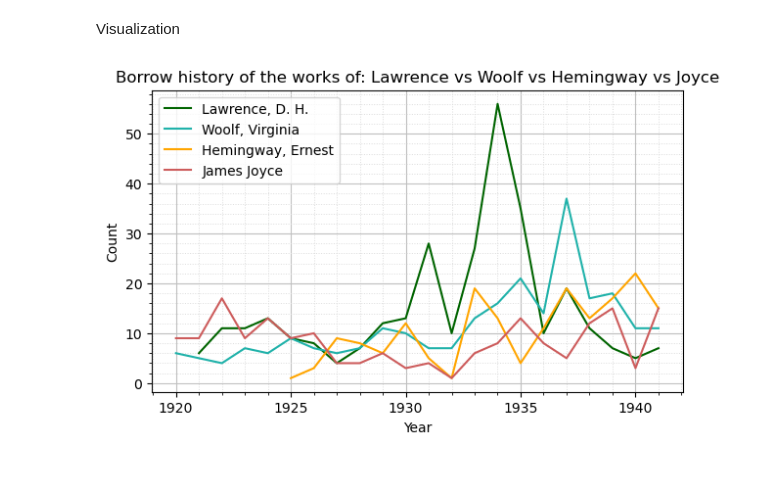
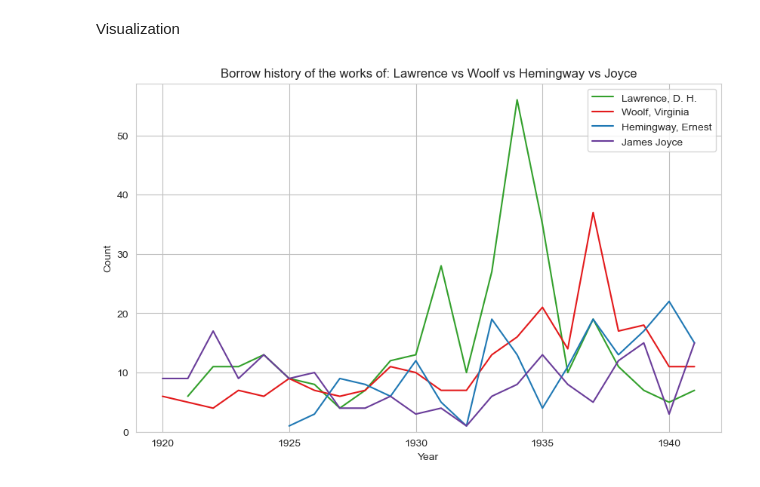
Before and after one commit to dittm/shakespeare-and-co, a Jupyter notebook: analysis/shakespeare.ipynb, the cells around one changed output. Saved outputs shown, nothing was run; the diff lists cells and outputs as text; code cells hidden in the pictures.

```diff
--- a/analysis/shakespeare.ipynb
+++ b/analysis/shakespeare.ipynb
@@ -50,0 +48,13 @@ plt.show()
+# %%
+plt.figure(figsize=(10, 6))
+ax = sns.barplot(x=counts.index, y=counts.values, palette='Paired')
+plt.title('Distribution of Item Formats')
+plt.xlabel('Format')
+plt.ylabel('Count')
+plt.xticks(rotation=45)
+for i, count in enumerate(counts.values):
+    ax.text(i, count + 10, str(count), ha='center', va='bottom', fontsize=9)
+
+plt.savefig('format-distribution.png')
+
+plt.show()
@@ -167,7 +200,7 @@ plot_barh('Faulkner books ranked by borrow count', 'borrow_count', 'Title', wf_b
 # %% [markdown]
 comparison between 4 authors
 # %%
-dhl_count = filter_events('Borrow','Lawrence, D. H.')
-vw_count = filter_events('Borrow','Woolf, Virginia')
-eh_count = filter_events('Borrow','Hemingway, Ernest')
-jj_count = filter_events('Borrow','Joyce, James')
+lawrence_count = filter_events('Borrow','Lawrence, D. H.')
+woolf_count = filter_events('Borrow','Woolf, Virginia')
+hemingway_count = filter_events('Borrow','Hemingway, Ernest')
+joyce_count = filter_events('Borrow','Joyce, James')
@@ -174,19 +227,22 @@ jj_count = filter_events('Borrow','Joyce, James')
 # %% [markdown]
 Visualization
 # %%
-plt.figure(figsize=(7,4))
-plt.plot(dhl_count.index, dhl_count.values, label='Lawrence, D. H.', color='darkgreen')
-plt.plot(vw_count.index, vw_count.values, label='Woolf, Virginia', color='lightseagreen')
-plt.plot(eh_count.index, eh_count.values, label='Hemingway, Ernest', color='orange')
-plt.plot(jj_count.index, jj_count.values, label='James Joyce', color='indianred')
+plt.figure(figsize=(10, 6))
+sns.lineplot(x=lawrence_count.index, y=lawrence_count.values, label='Lawrence, D. H.', color='#33a02c')
+sns.lineplot(x=woolf_count.index, y=woolf_count.values, label='Woolf, Virginia', color='#e31a1c')
+sns.lineplot(x=hemingway_count.index, y=hemingway_count.values, label='Hemingway, Ernest', color='#1f78b4')
+sns.lineplot(x=joyce_count.index, y=joyce_count.values, label='James Joyce', color='#6a3d9a')
 
 plt.xlabel('Year')
 plt.ylabel('Count')
 plt.title('Borrow history of the works of: Lawrence vs Woolf vs Hemingway vs Joyce')
 plt.legend()
 plt.grid(which='major', color='silver', linewidth=0.8)
-plt.grid(which='minor', color='gainsboro', linestyle=':', linewidth=0.7)
 plt.minorticks_on()
+
+#ensure that the y-axis starts at 0
+plt.ylim(bottom=0)
+
 plt.show()
 # %% [output]
-[figure, old version]
+[figure, new version]
```
Also changed, not shown: parts of 20 cells of this notebook, 9 other files.
